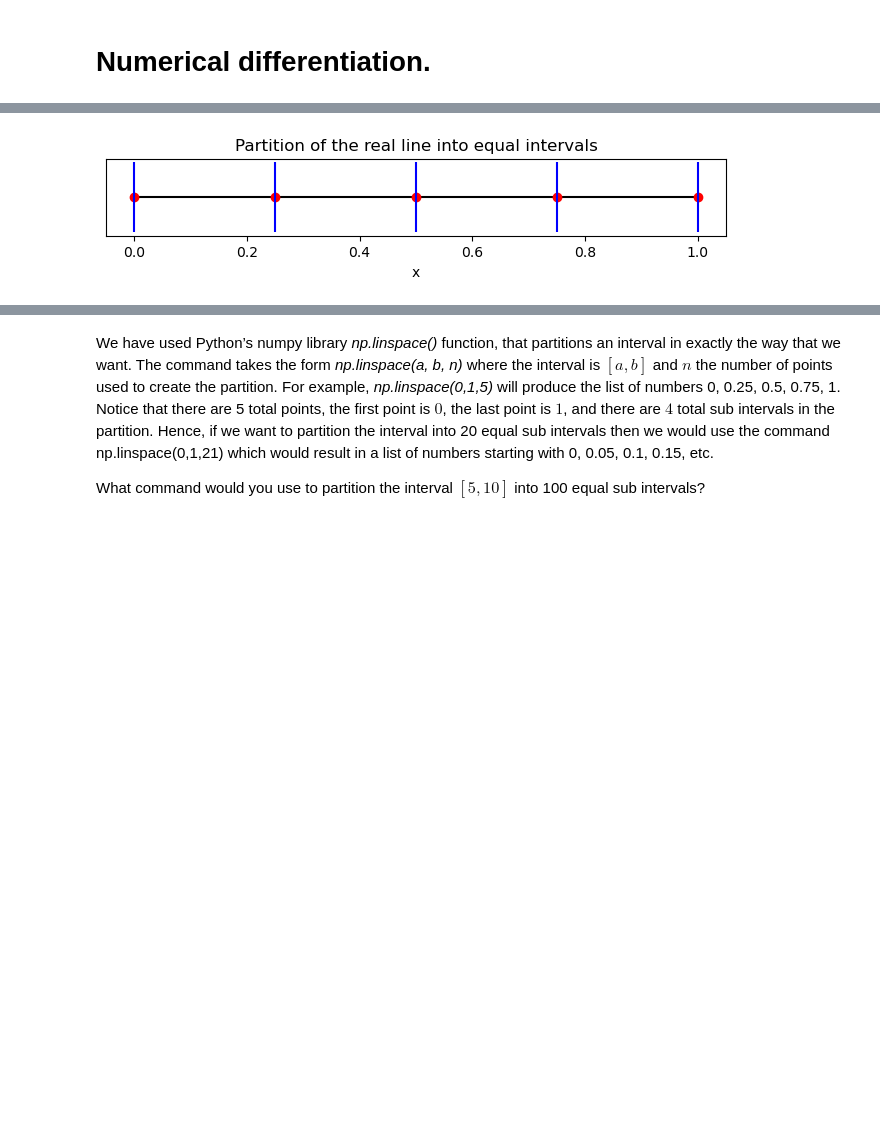
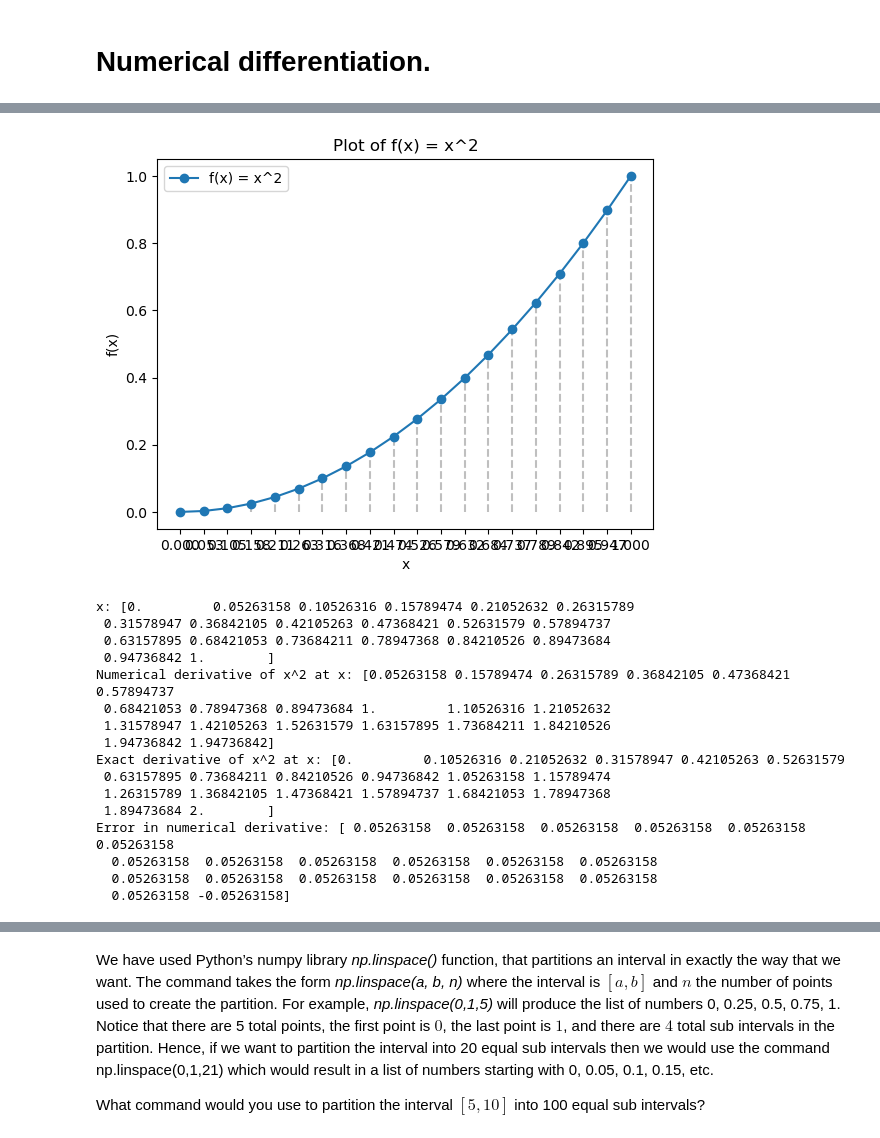
Before and after one commit to galendal/MAT160, a Jupyter notebook: derivation.ipynb, the cells around one changed output, grey strips where cells are left out. Saved outputs shown, nothing was run; the diff lists cells and outputs as text; code cells hidden in the pictures; blank space fills up the shorter version.

```diff
--- a/derivation.ipynb
+++ b/derivation.ipynb
@@ -15,21 +26,72 @@ $$
 # %%
 import numpy as np
 import matplotlib.pyplot as plt
 
 # Define the interval and number of partitions
 a, b = 0, 1
-n = 5
+n = 20
 x = np.linspace(a, b, n)
 
-# Plot the real line and partitions
-plt.figure(figsize=(8, 1))
-plt.hlines(0, a, b, colors='black')
-plt.plot(x, np.zeros_like(x), 'o', color='red')
-for xi in x:
-    plt.vlines(xi, -0.05, 0.05, colors='blue')
-plt.yticks([])
+# Define the function and its lambda
+f = lambda x: x**2
+df= lambda x: 2*x**1  # Derivative of f(x) = x^2
+
+# Plot the function
+plt.vlines(x, ymin=0, ymax=f(x), colors='gray', linestyles='dashed', alpha=0.5)
+plt.xticks(x)
+plt.plot(x, f(x), label='f(x) = x^2', marker='o')
 plt.xlabel('x')
-plt.title('Partition of the real line into equal intervals')
+plt.ylabel('f(x)')
+plt.title('Plot of f(x) = x^2')
+plt.legend()
 plt.show()
+
+# Calculate numerical derivatives at each x (forward difference, except last point)
+h = x[1] - x[0]
+df_dx = np.zeros_like(x)
+df_dx[:-1] = (f(x[1:]) - f(x[:-1])) / h
+df_dx[-1] = (f(x[-1]) - f(x[-2])) / h  # backward difference for last point
+
+print("x:", x)
+print("Numerical derivative of x^2 at x:", df_dx)
+# Calculate the exact derivative
+exact_derivative = df(x)
+print("Exact derivative of x^2 at x:", exact_derivative)
+# Calculate the error
+error = df_dx - exact_derivative
+print("Error in numerical derivative:", error)
+
+# Plot tangent lines at each x using numerical and exact derivatives
+plt.plot(x, f(x), label='f(x) = x^2', marker='o')
+
+for xi, fi, slope_num, slope_exact in zip(x, f(x), df_dx, exact_derivative):
+    # Line using numerical derivative
+    y_num = slope_num * (x - xi) + fi
+    plt.plot(x, y_num, '--', color='orange', alpha=0.6, label='Numerical tangent' if xi == x[0] else "")
+    # Line using exact derivative
+    y_exact = slope_exact * (x - xi) + fi
+    plt.plot(x, y_exact, ':', color='green', alpha=0.6, label='Exact tangent' if xi == x[0] else "")
+
+plt.xlabel('x')
+plt.ylabel('y')
+plt.title('Tangents with Numerical and Exact Derivatives')
+plt.legend()
+plt.show()
 # %% [output]
-[figure, old version]
+[figure, new version]
+x: [0.         0.05263158 0.10526316 0.15789474 0.21052632 0.26315789
+ 0.31578947 0.36842105 0.42105263 0.47368421 0.52631579 0.57894737
+ 0.63157895 0.68421053 0.73684211 0.78947368 0.84210526 0.89473684
+ 0.94736842 1.        ]
+Numerical derivative of x^2 at x: [0.05263158 0.15789474 0.26315789 0.36842105 0.47368421 0.57894737
+ 0.68421053 0.78947368 0.89473684 1.         1.10526316 1.21052632
+ 1.31578947 1.42105263 1.52631579 1.63157895 1.73684211 1.84210526
+ 1.94736842 1.94736842]
+Exact derivative of x^2 at x: [0.         0.10526316 0.21052632 0.31578947 0.42105263 0.52631579
+ 0.63157895 0.73684211 0.84210526 0.94736842 1.05263158 1.15789474
+ 1.26315789 1.36842105 1.47368421 1.57894737 1.68421053 1.78947368
+ 1.89473684 2.        ]
+Error in numerical derivative: [ 0.05263158  0.05263158  0.05263158  0.05263158  0.05263158  0.05263158
+  0.05263158  0.05263158  0.05263158  0.05263158  0.05263158  0.05263158
+  0.05263158  0.05263158  0.05263158  0.05263158  0.05263158  0.05263158
+  0.05263158 -0.05263158]
```
Also changed, not shown: parts of 17 cells of this notebook, 6 other files.
